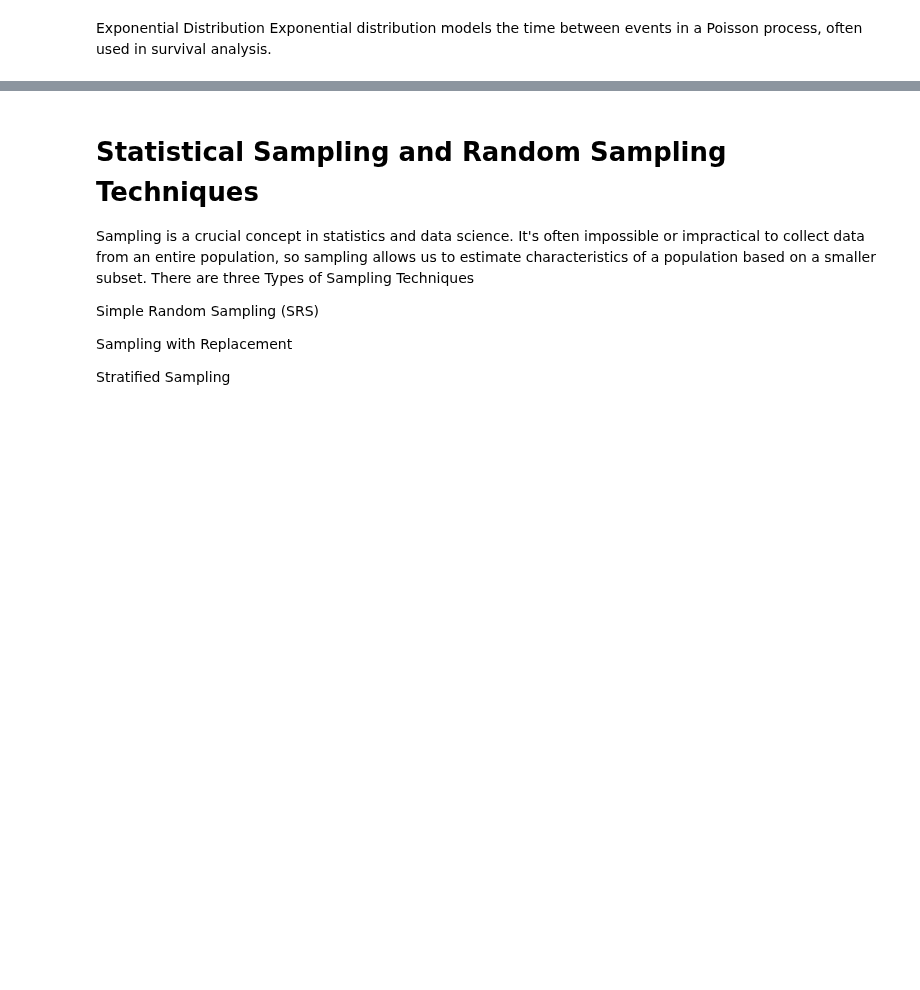
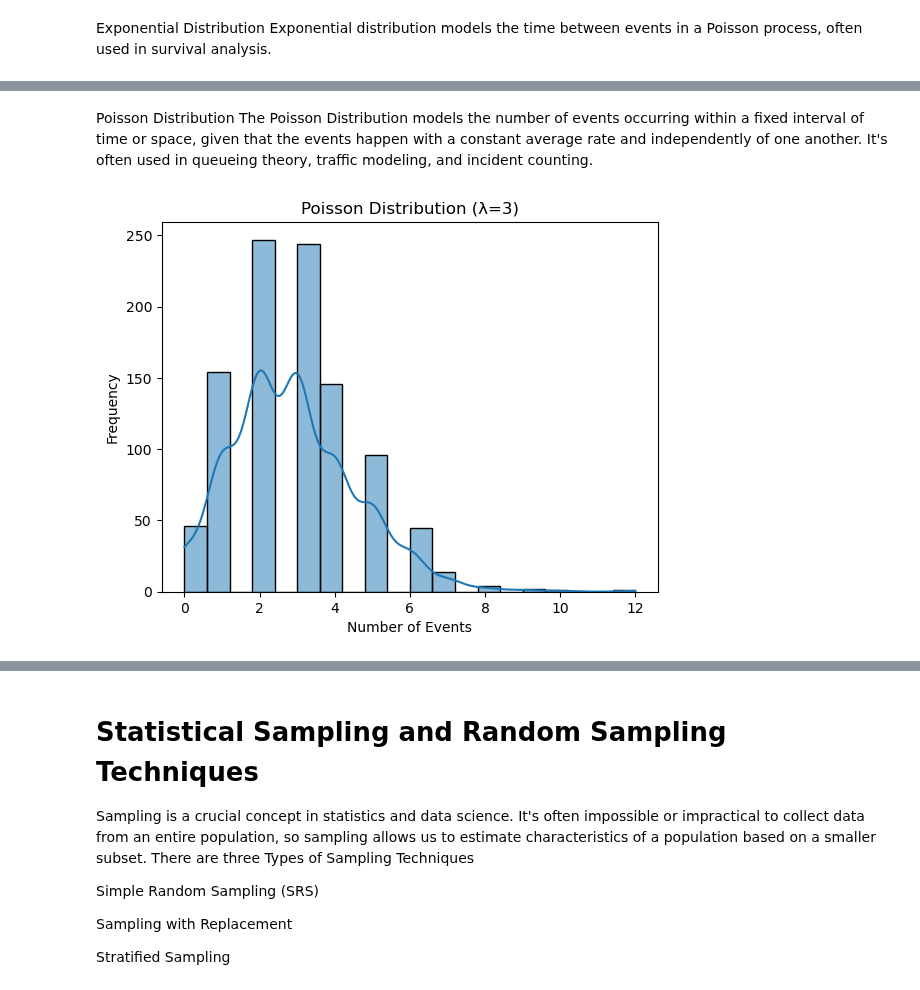
Before and after one commit to keithmmc/appliedstats, a Jupyter notebook: random.ipynb, the cells around one changed output, grey strips where cells are left out. Drawn from its saved outputs; the diff is of its cells as text; code cells hidden in the pictures; blank space fills up the shorter version.

```diff
--- a/random.ipynb
+++ b/random.ipynb
@@ -110,0 +127,16 @@ plt.show()
+# %% [markdown]
+Poisson Distribution
+The Poisson Distribution models the number of events occurring within a fixed interval of time or space, given that the events happen with a constant average rate and independently of one another. It's often used in queueing theory, traffic modeling, and incident counting.
+# %%
+# Generate random data from a Poisson distribution
+lambda_param = 3  # Average number of events per interval
+poisson_data = np.random.poisson(lambda_param, 1000)
+
+# Plot the histogram with a KDE
+sns.histplot(poisson_data, kde=True, bins=20)
+plt.title("Poisson Distribution (λ=3)")
+plt.xlabel("Number of Events")
+plt.ylabel("Frequency")
+plt.show()
+# %% [output]
+[figure, added]
```
Also changed, not shown: parts of 20 cells of this notebook.
